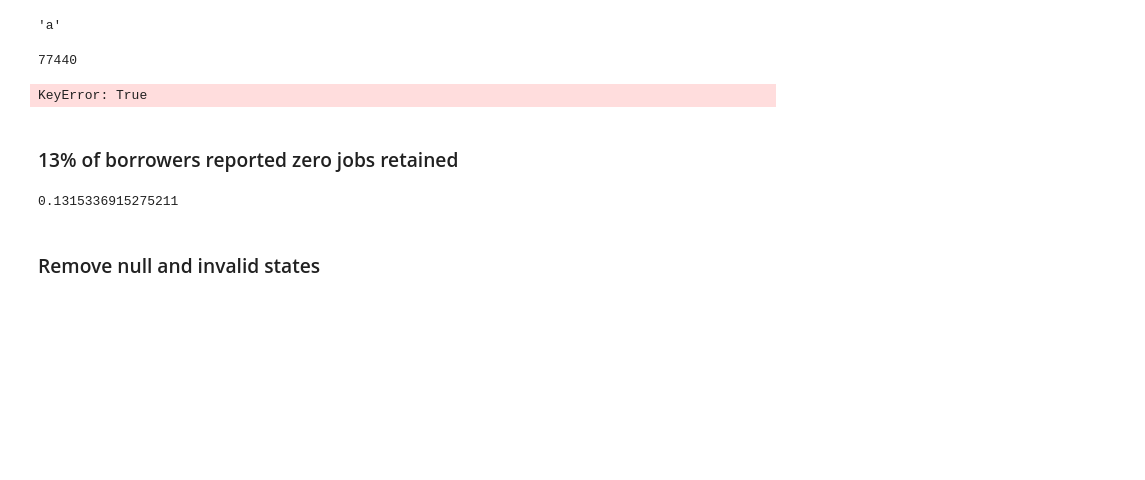
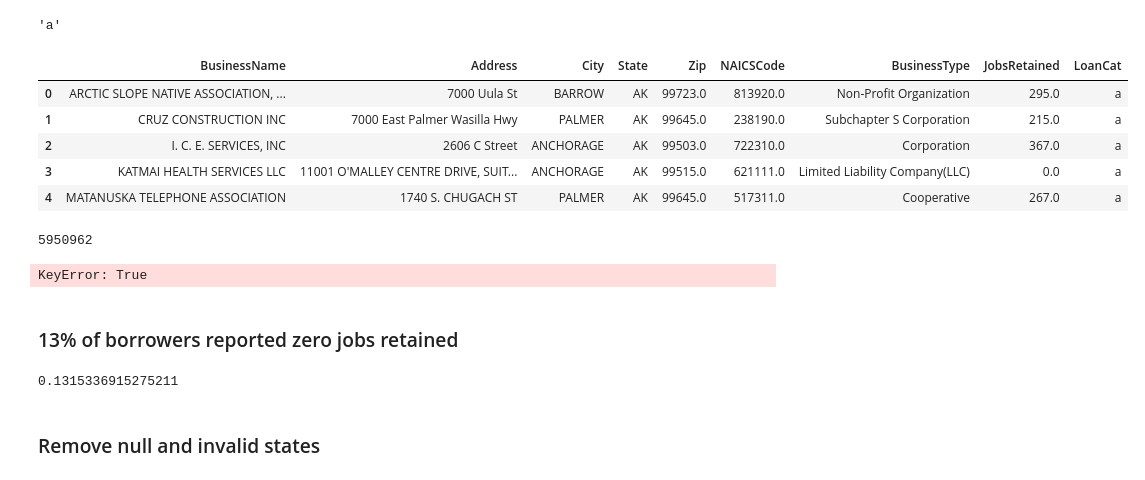
Before and after one commit to nbsmiz/ppp, a Jupyter notebook: data_explore.ipynb, the cells around one changed output. Saved outputs shown, nothing was run; the diff lists cells and outputs as text; code cells hidden in the pictures; blank space fills up the shorter version.

Commit message:
separated loans by loan range size type

```diff
--- a/data_explore.ipynb
+++ b/data_explore.ipynb
@@ -79,0 +83,2 @@ import re
+# %%
+df_loan_strip['LoanCat'] = df_loan_strip.apply(lambda row: re.search(r"[abcde]", row['LoanRange'])[0], axis=1)
@@ -81,7 +92,3 @@ import re
 re.search(r"[abcde]", df_loan.iloc[0]['LoanRange'])[0]
 # %% [output]
 'a'
-# %%
-df_loan[df_loan['LoanRange'] == 'a $5-10 million'].size
-# %% [output]
-77440
@@ -87,0 +97,13 @@ df_loan[df_loan['LoanRange'] == 'a $5-10 million'].size
+# %%
+df_loan_strip.head()
+# %% [output]
+|  | BusinessName | Address | City | State | Zip | NAICSCode | BusinessType | JobsRetained | LoanCat |
+| 0 | ARCTIC SLOPE NATIVE ASSOCIATION, ... | 7000 Uula St | BARROW | AK | 99723.0 | 813920.0 | Non-Profit Organization | 295.0 | a |
+| 1 | CRUZ CONSTRUCTION INC | 7000 East Palmer Wasilla Hwy | PALMER | AK | 99645.0 | 238190.0 | Subchapter S Corporation | 215.0 | a |
+| 2 | I. C. E. SERVICES, INC | 2606 C Street | ANCHORAGE | AK | 99503.0 | 722310.0 | Corporation | 367.0 | a |
+| 3 | KATMAI HEALTH SERVICES LLC | 11001 O'MALLEY CENTRE DRIVE, SUIT... | ANCHORAGE | AK | 99515.0 | 621111.0 | Limited Liability Company(LLC) | 0.0 | a |
+| 4 | MATANUSKA TELEPHONE ASSOCIATION | 1740 S. CHUGACH ST | PALMER | AK | 99645.0 | 517311.0 | Cooperative | 267.0 | a |
+# %%
+df_loan_strip.size
+# %% [output]
+5950962
```
Also changed, not shown: parts of 22 cells of this notebook, 6 other files.
